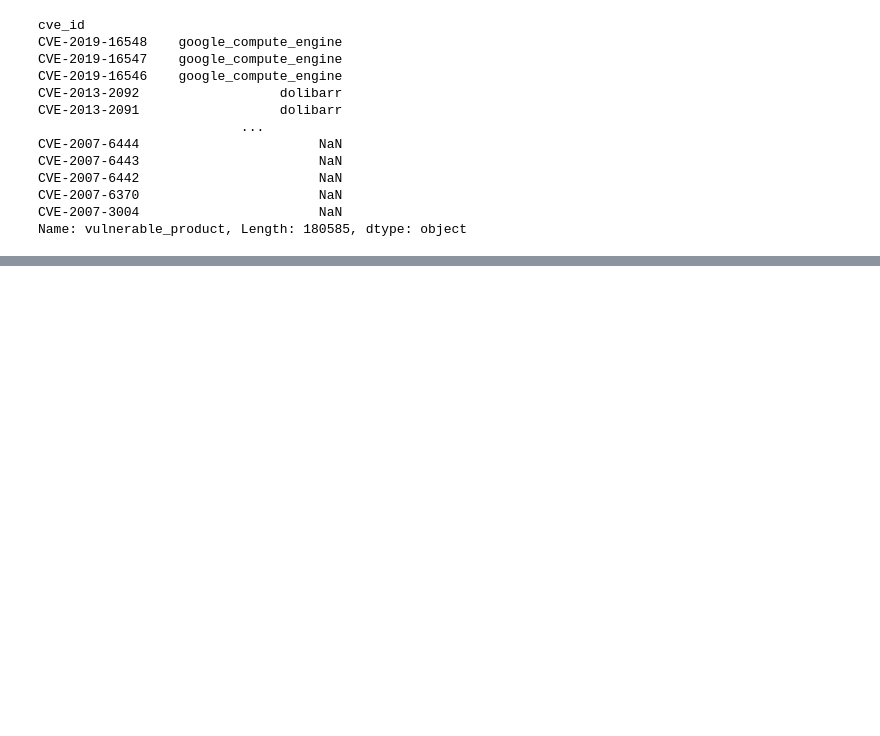
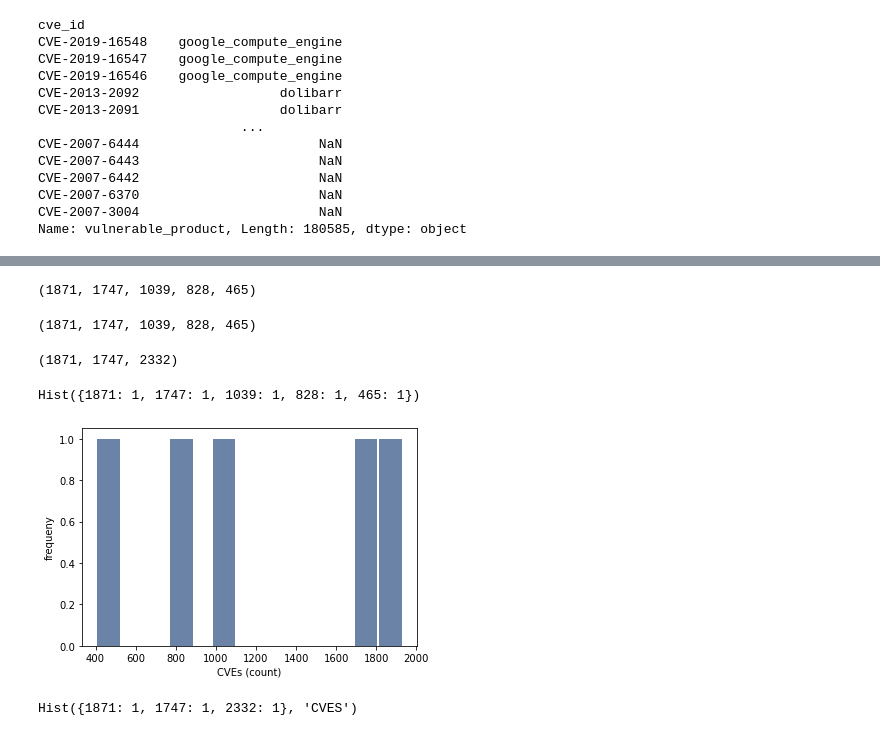
Before and after one commit to choman/dsc530, a Jupyter notebook: term/chad_homan_term_project.ipynb, the cells around one changed output, grey strips where cells are left out. Drawn from its saved outputs; the diff is of its cells as text; code cells hidden in the pictures; blank space fills up the shorter version.

```diff
--- a/term/chad_homan_term_project.ipynb
+++ b/term/chad_homan_term_project.ipynb
@@ -259,0 +314,36 @@ Name: vulnerable_product, Length: 180585, dtype: object
+# %%
+ubuntu_count = len(ubuntu)
+macos_count = len(mac_os)
+win10_count = len(windows_10)
+win2016_count = len(windows_2016)
+win2019_count = len(windows_2019)
+# %% [output]
+(1871, 1747, 1039, 828, 465)
+# %%
+z = ubuntu_count, macos_count, win10_count, win2016_count, win2019_count
+z
+# %% [output]
+(1871, 1747, 1039, 828, 465)
+# %%
+y = ubuntu_count, macos_count, win10_count +  win2016_count + win2019_count
+y
+# %% [output]
+(1871, 1747, 2332)
+# %%
+def displayHist(hist):
+    thinkplot.Hist(hist)
+    thinkplot.Config(xlabel='CVEs (count)', ylabel='frequeny')
+# %%
+hist = thinkstats2.Hist([ubuntu_count, macos_count, win10_count, win2016_count, win2019_count])
+hist
+# %% [output]
+Hist({1871: 1, 1747: 1, 1039: 1, 828: 1, 465: 1})
+# %%
+displayHist(hist)
+# %% [output]
+[figure, added]
+# %%
+hist = thinkstats2.Hist([ubuntu_count, macos_count, win10_count + win2016_count + win2019_count], label='CVES')
+hist
+# %% [output]
+Hist({1871: 1, 1747: 1, 2332: 1}, 'CVES')
```
Also changed, not shown: parts of 23 cells of this notebook.
